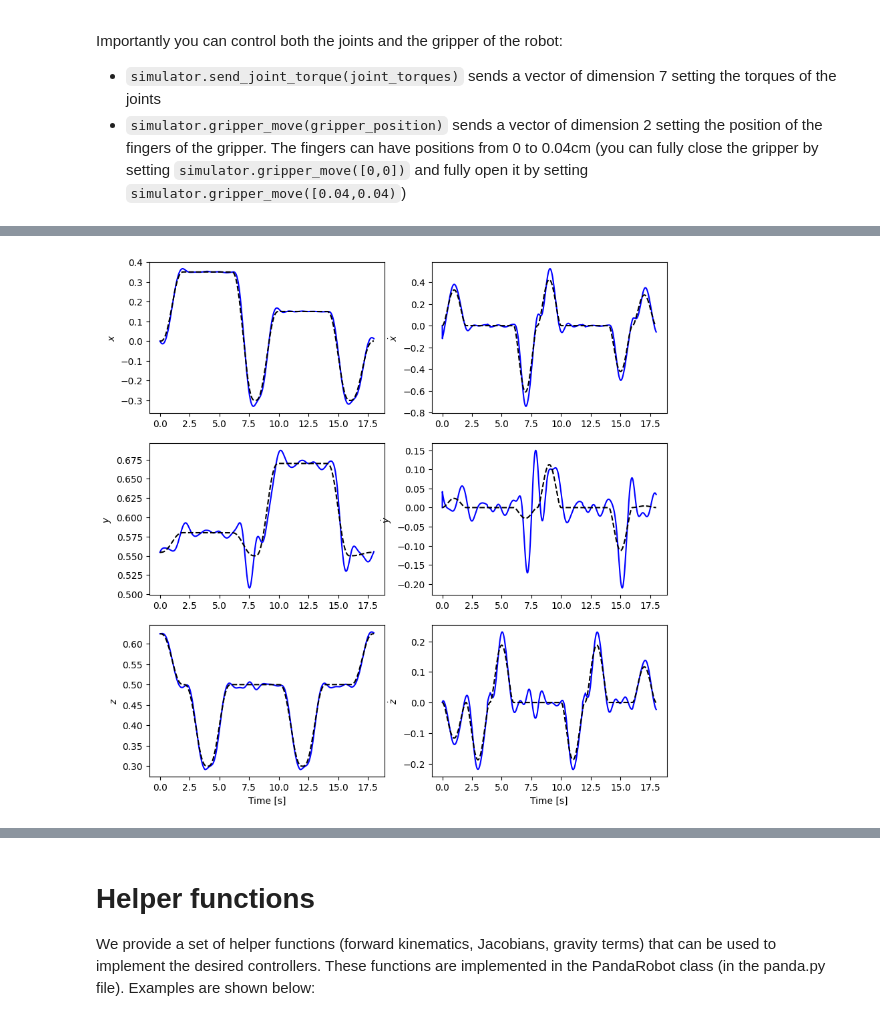
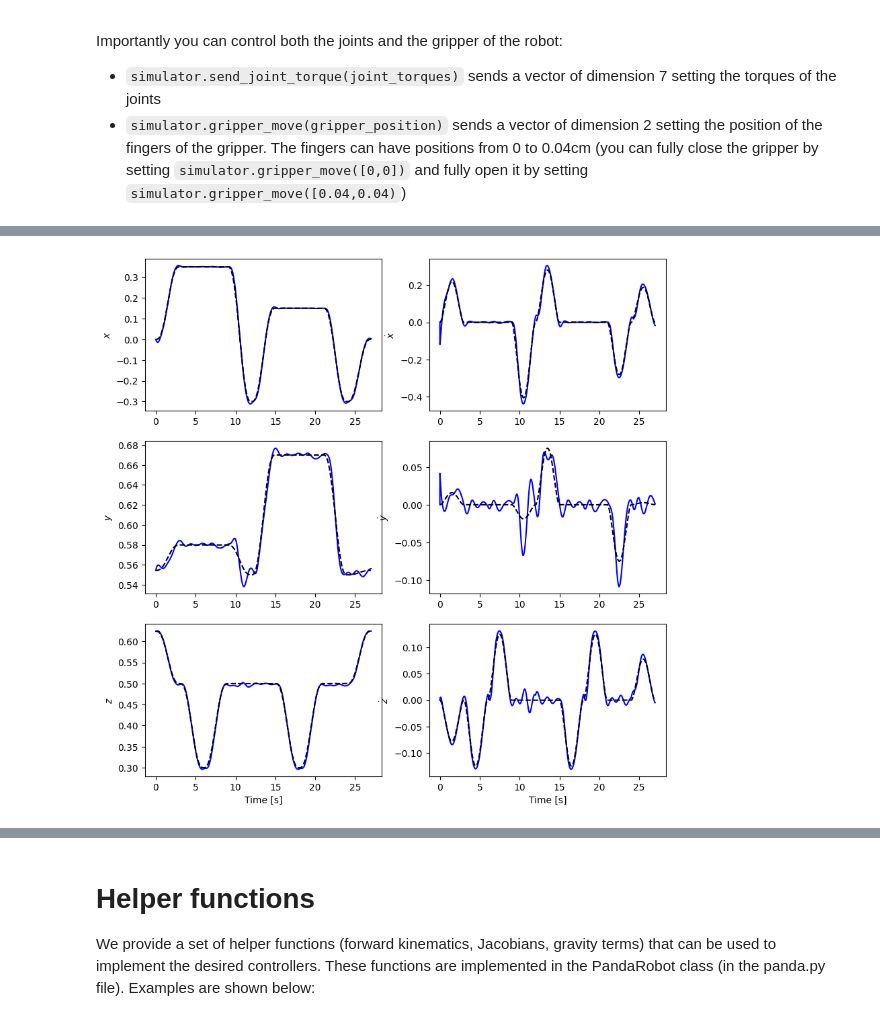
Before and after one commit to andyqin18/ROB2004, a Jupyter notebook: project2023/project.ipynb, the cells around one changed output, grey strips where cells are left out. Saved outputs shown, nothing was run; the diff lists cells and outputs as text; code cells hidden in the pictures.

```diff
--- a/project2023/project.ipynb
+++ b/project2023/project.ipynb
@@ -66,6 +67,7 @@ def compute_trajectory(position_init, position_goal, t_init, t_goal, t):
     # we return the answer
     return desired_position, desired_velocity
 # %%
+'''Prep before loop'''
 # here we create a simulation and reset the state of the robot
 simulator = Simulator()
 initial_q = np.array([0.,0,0.0,-np.pi/2.,0.,np.pi/2.,np.pi/4])
@@ -75,10 +77,10 @@ simulator.reset_state(initial_q)
 my_robot = PandaRobot()
 
 # duration of the simulation
-run_time = 18
+run_time = 27
 
 # the time to reach a goal
-time_to_goal = 2
+time_to_goal = 3
 
 # simulation time step
 dt = 0.005
@@ -90,24 +92,27 @@ ndofs = 7 # number of degrees of freedom (excluding the gripper)
 measured_joint_pos = np.zeros([num_steps,ndofs])
 measured_joint_vel = np.zeros_like(measured_joint_pos)
 desired_torques = np.zeros_like(measured_joint_pos)
-desired_joint_pos = np.zeros_like(measured_joint_pos)
-desired_joint_vel = np.zeros_like(measured_joint_pos)
 time = np.zeros([num_steps])
 
-'''Record EE Coord'''
+'''Not required in impedance control'''
+# desired_joint_pos = np.zeros_like(measured_joint_pos)
+# desired_joint_vel = np.zeros_like(measured_joint_pos)
+
+# Record end-effector coord
 measured_ee_pos = np.zeros([num_steps,3])
 measured_ee_vel = np.zeros_like(measured_ee_pos)
 desired_ee_pos = np.zeros_like(measured_ee_pos)
 desired_ee_vel = np.zeros_like(measured_ee_pos)
 
+# Define waypoints and set path
 origin = my_robot.FK(initial_q)[0:3,3]
-
 block1up = np.array([0.35,0.58,0.5])
 block1down = np.array([0.35,0.58,0.3])
 block2up = np.array([0.15,0.67,0.5])
 block2down = np.array([0.15,0.67,0.3])
 bowlup = np.array([-0.3,0.55,0.5])
+goals = [origin, block1up, block1down, block1up, bowlup, block2up, block2down, block2up, bowlup, origin]
 
-goals = [origin, block1up, block1down, block1up, bowlup, block2up, block2down, block2up, bowlup, origin]
+# Save sections when gripper needs to be closed
 gripper_close = [2,3,6,7]
 # %%
@@ -210,32 +197,35 @@ for i in range(num_steps):
 # %%
-def plot_ee_posvel(time, th, th_des, dth, dth_des):
+def plot_ee_posvel(time, pos, pos_des, vel, vel_des):
+    '''
+    plots end-effector measured vs desired pos and vel in xyz frame
+    '''
     fig = plt.figure(figsize=(10,10))
 
     plt.subplot(3,2,1)
-    plt.plot(time, th[:,0], 'b-', time, th_des[:,0], '--k')
+    plt.plot(time, pos[:,0], 'b-', time, pos_des[:,0], '--k')
     plt.ylabel(r'$x$')
     plt.subplot(3,2,3)
-    plt.plot(time, th[:,1], 'b-', time, th_des[:,1], '--k')
+    plt.plot(time, pos[:,1], 'b-', time, pos_des[:,1], '--k')
     plt.ylabel(r'$y$')
     plt.subplot(3,2,5)
-    plt.plot(time, th[:,2], 'b-', time, th_des[:,2], '--k')
+    plt.plot(time, pos[:,2], 'b-', time, pos_des[:,2], '--k')
     plt.ylabel(r'$z$')
     plt.xlabel('Time [s]')
 
     plt.subplot(3,2,2)
-    plt.plot(time, dth[:,0], 'b-', time, dth_des[:,0], '--k')
+    plt.plot(time, vel[:,0], 'b-', time, vel_des[:,0], '--k')
     plt.ylabel(r'$\dot{x}$')
     plt.subplot(3,2,4)
-    plt.plot(time, dth[:,1], 'b-', time, dth_des[:,1], '--k')
+    plt.plot(time, vel[:,1], 'b-', time, vel_des[:,1], '--k')
     plt.ylabel(r'$\dot{y}$')
     plt.subplot(3,2,6)
-    plt.plot(time, dth[:,2], 'b-', time, dth_des[:,2], '--k')
+    plt.plot(time, vel[:,2], 'b-', time, vel_des[:,2], '--k')
     plt.ylabel(r'$\dot{z}$')
     plt.xlabel('Time [s]')
 
 plot_ee_posvel(time, measured_ee_pos, desired_ee_pos, measured_ee_vel, desired_ee_vel)
 # %% [output]
-[figure, old version]
+[figure, new version]
 # %%
 def plot_finger_trajectory(finger_position):
     """
```
Also changed, not shown: parts of 3 cells of this notebook, 3 other files.
